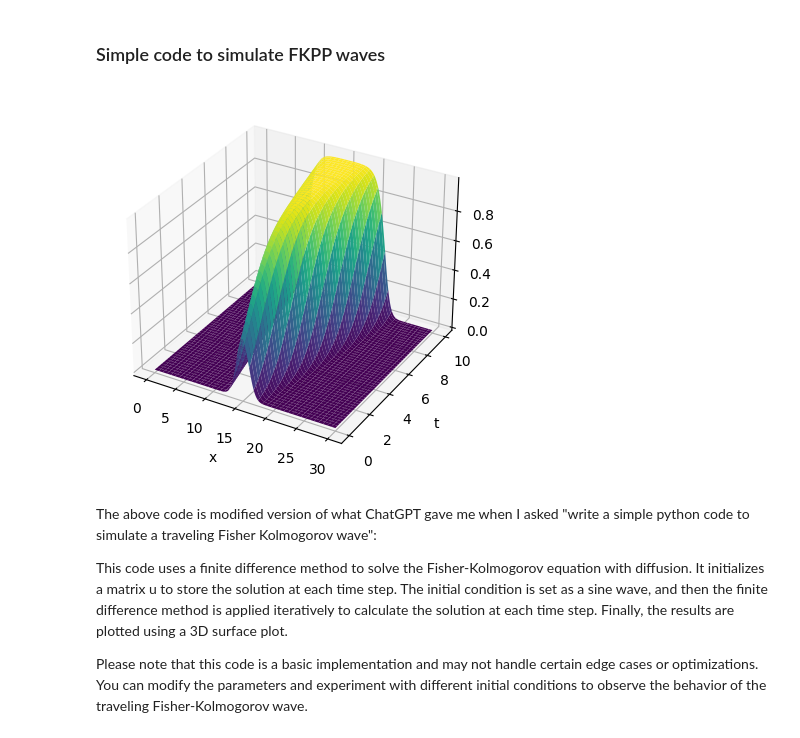
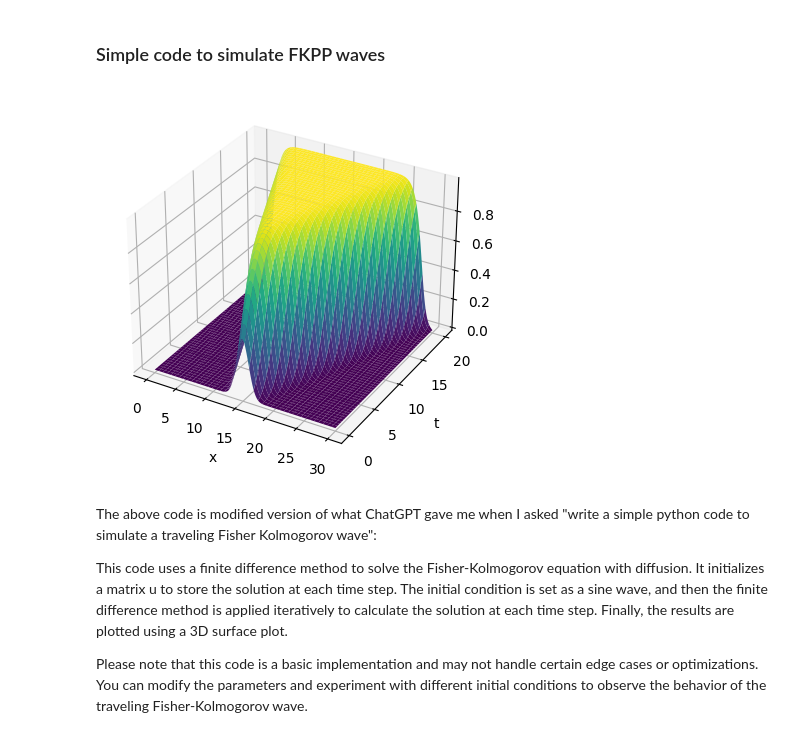
Before and after one commit to Hallatscheklab/PAM, a Jupyter notebook: _sources/Traveling-Waves-nb.ipynb, the cells around one changed output. Saved outputs shown, nothing was run; the diff lists cells and outputs as text; code cells hidden in the pictures.

```diff
--- a/_sources/Traveling-Waves-nb.ipynb
+++ b/_sources/Traveling-Waves-nb.ipynb
@@ -93,7 +114,7 @@ import matplotlib.pyplot as plt
 D = 0.1  # Diffusion coefficient
 a = 1.0  # Fisher-Kolmogorov parameter
 L = 30.0  # Length of the domain
-T = 10.0  # Simulation time
+T = 20.0  # Simulation time
 dx = 0.1  # Spatial step size
 dt = 0.01  # Time step size
 
@@ -106,34 +127,34 @@ M = int(T / dt) + 1
 
 # Initialize the solution matrix
 u = np.zeros((M, N))
 
 # Set the initial condition
 u[0, :] = N0/(sigma0 * np.sqrt(2 * np.pi)) * np.exp( - (np.linspace(0, L, N)-L/2)**2 / (2 * sigma0**2))
 
 #u[0, :] = np.sin(np.pi * np.linspace(0, L, N) / L)
 
 # Apply the finite difference method
 for k in range(M - 1):
     for i in range(1, N - 1):
         u[k + 1, i] = u[k, i] + dt * (
             D * (u[k, i - 1] - 2 * u[k, i] + u[k, i + 1]) / dx**2 +
             a * u[k, i] * (1 - u[k, i])
         )
 
 # Plot the results
 x = np.linspace(0, L, N)
 t = np.linspace(0, T, M)
 X, T = np.meshgrid(x, t)
 
 fig = plt.figure()
 ax = fig.add_subplot(111, projection='3d')
 ax.plot_surface(X, T, u, cmap='viridis')
 ax.set_xlabel('x')
 ax.set_ylabel('t')
 ax.set_zlabel('u')
 plt.show()
 # %% [output]
-[figure, old version]
+[figure, new version]
 # %% [markdown]
 The above code is modified version of what ChatGPT gave me when I asked "write a simple python code to simulate a traveling Fisher Kolmogorov wave":
 
```
Also changed, not shown: parts of 5 cells of this notebook, 3 other files.
